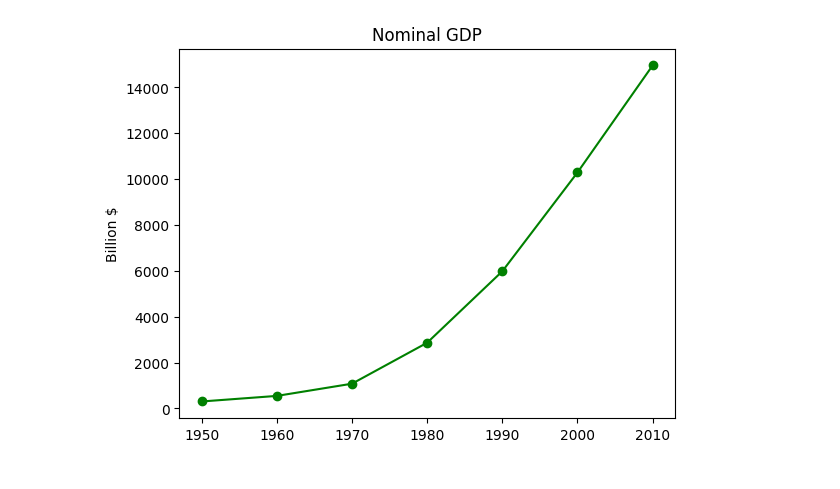
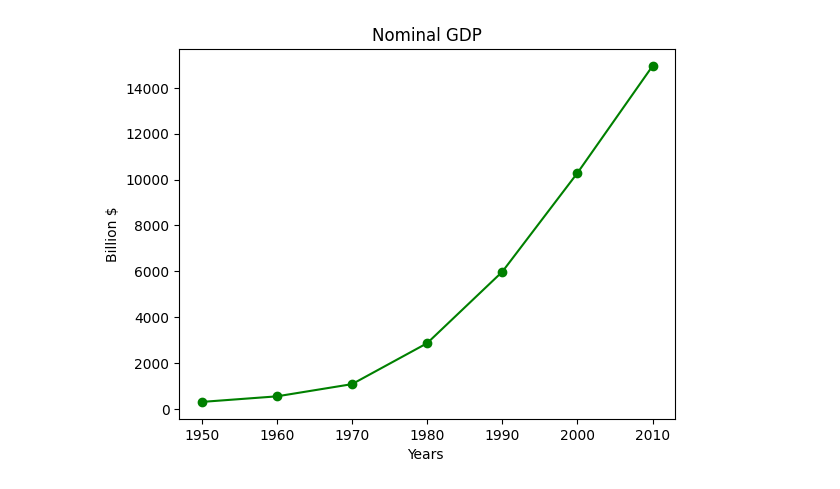
Before and after one commit to sangaryousmane/road_to_datascience, a Jupyter notebook: python-basics/ds-from-scratch/visualize1.ipynb, the cells around one changed output. Cells and saved outputs as stored; diff of their text form; code cells hidden in the pictures.

```diff
--- a/python-basics/ds-from-scratch/visualize1.ipynb
+++ b/python-basics/ds-from-scratch/visualize1.ipynb
@@ -1,13 +1,15 @@
 # %%
 from matplotlib import pyplot as plt
 
 years = [1950, 1960, 1970, 1980, 1990, 2000, 2010]
 gdp = [300.2, 543.3, 1075.9, 2862.5, 5979.6, 10289.7, 14958.3]
 
+# years on x-axis, gdp on y-axis
 plt.plot(years, gdp, color='green', marker='o', linestyle='solid')
 
 plt.title("Nominal GDP")
 plt.ylabel("Billion $")
+plt.xlabel("Years ")
 plt.show()
 # %% [output]
-[figure, old version]
+[figure, new version]
```
Also changed, not shown: parts of 1 cell of this notebook.
